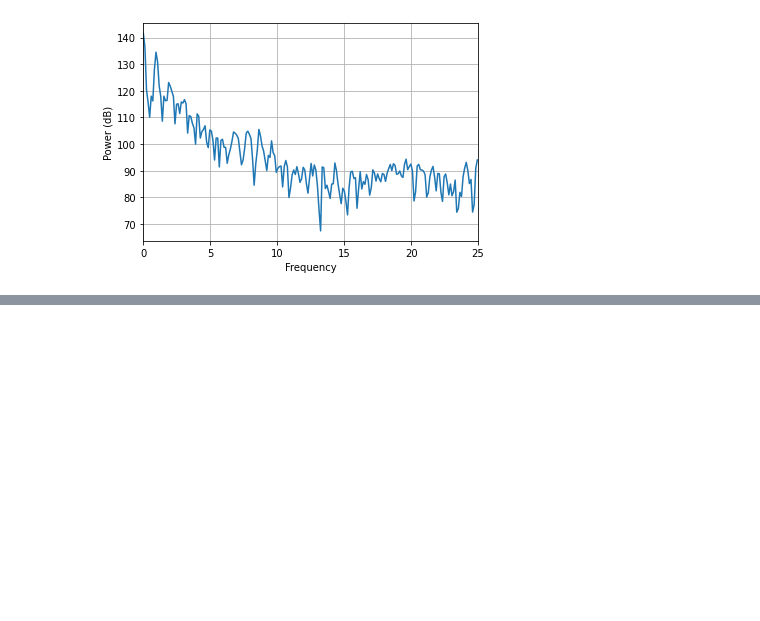
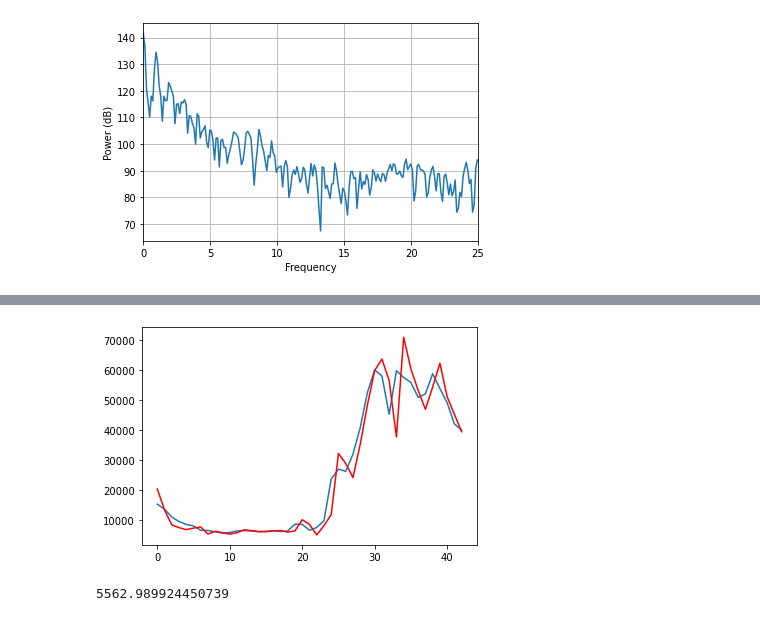
Before and after one commit to andrewmejia600/DS7333, a Jupyter notebook: CASE_STUDY_8/Case_Study_8.ipynb, the cells around one changed output, grey strips where cells are left out. Drawn from its saved outputs; the diff is of its cells as text; code cells hidden in the pictures; blank space fills up the shorter version.

```diff
--- a/CASE_STUDY_8/Case_Study_8.ipynb
+++ b/CASE_STUDY_8/Case_Study_8.ipynb
@@ -29,3 +61,24 @@ flu_data.head(n=5)
+# %%
+def arima_window_ase(data_series, train_ratio = .60, order = (0,0,0)):
+    X_series = data_series.values
+    size = int(len(X_series)*train_ratio)
+    train,test = X_series[0:size], X_series[size:len(X_series)]
+    history = [i for i in train]
+    preds = list()
+    for t in range(len(test)):
+        model = ARIMA(history, order=order)
+        model_fit = model.fit()
+        fore_cast = model_fit.forecast()
+        yhat = fore_cast[0]
+        preds.append(yhat)
+        obs = test[t]
+        history.append(obs)
+    rmse = sqrt(mean_squared_error(test, preds))
+    pyplot.plot(test)
+    pyplot.plot(preds, color='red')
+    pyplot.show()
+
+    return rmse
 # %%
 def make_realization(data_frame,x,y):
 
@@ -135,0 +216,5 @@ psd.plot()
+# %%
+arima_window_ase(flu_data.SPEC_RECEIVED_NB, train_ratio = .90, order=(5,1,0))
+# %% [output]
+[figure, added]
+5562.989924450739
```
Also changed, not shown: parts of 4 cells of this notebook.
